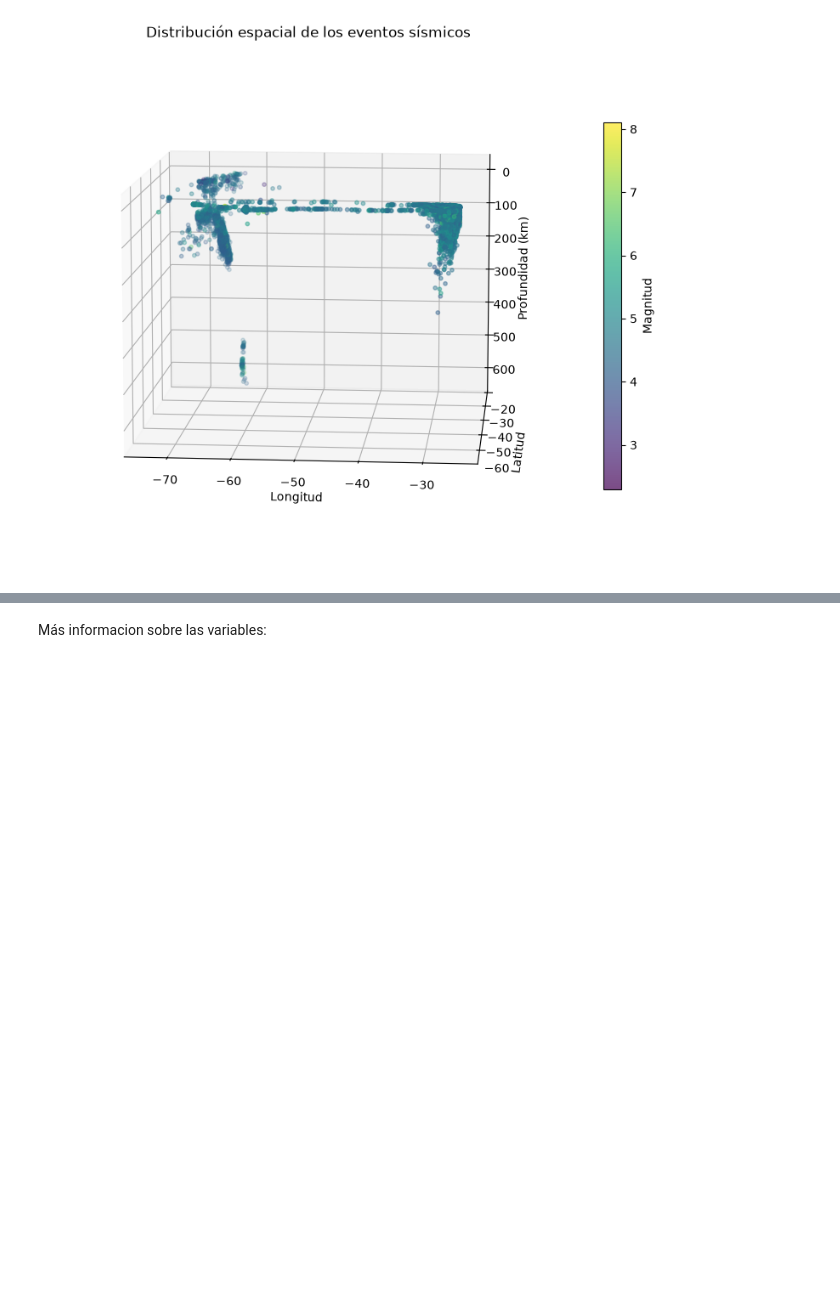
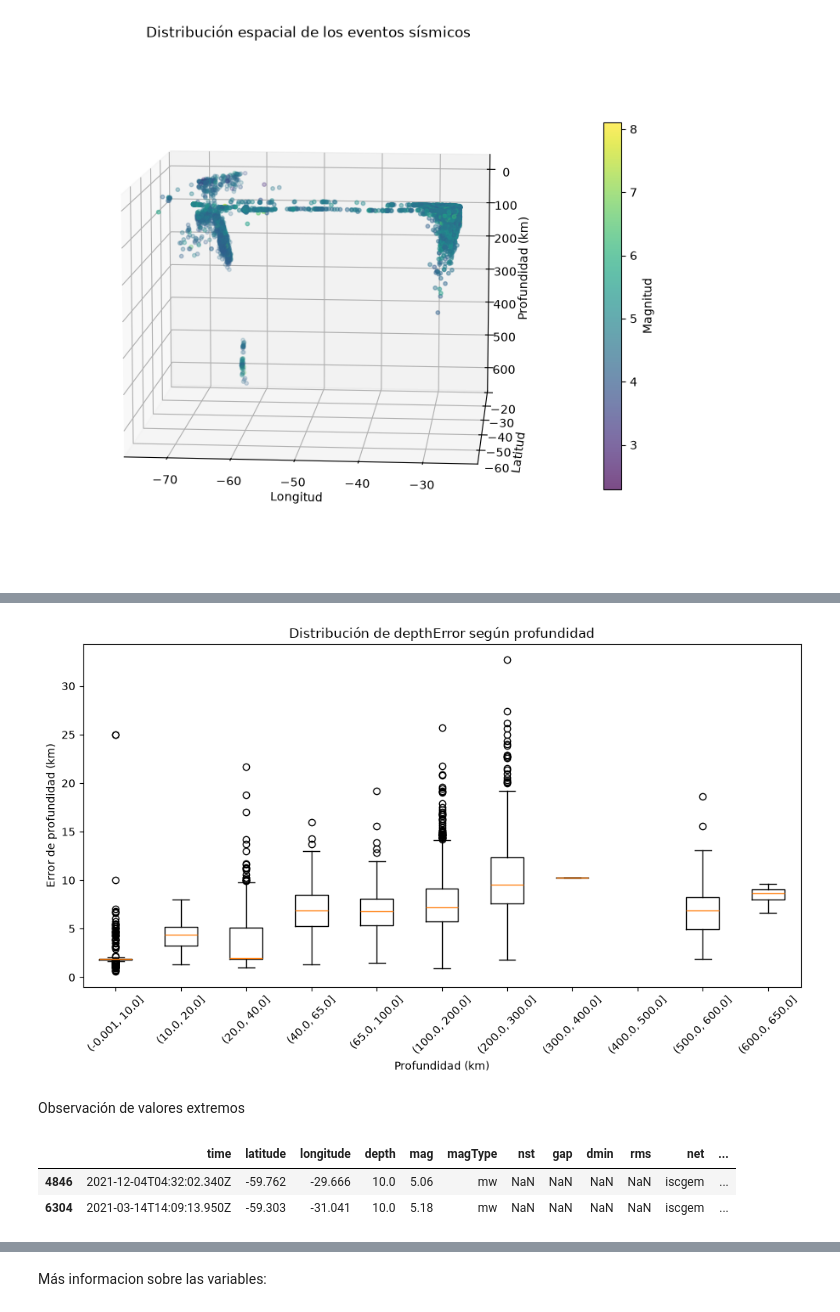
Before and after one commit to fer-gif/proyecto_ypf, a Jupyter notebook: notebooks/01_analisis_exploratorio.ipynb, the cells around one changed output, grey strips where cells are left out. Saved outputs shown, nothing was run; the diff lists cells and outputs as text; code cells hidden in the pictures; blank space fills up the shorter version.

```diff
--- a/notebooks/01_analisis_exploratorio.ipynb
+++ b/notebooks/01_analisis_exploratorio.ipynb
@@ -482,0 +604,36 @@ plt.show()
+# %%
+data_boxplot = [
+    df_arg.loc[depth_groups == grupo, 'depthError'].dropna()
+    for grupo in depth_groups.cat.categories
+]
+
+labels = [
+    str(grupo)
+    for grupo in depth_groups.cat.categories
+]
+
+plt.figure(figsize=(10, 6))
+
+plt.boxplot(
+    data_boxplot,
+    tick_labels=labels
+)
+
+plt.xlabel('Profundidad (km)')
+plt.ylabel('Error de profundidad (km)')
+plt.title('Distribución de depthError según profundidad')
+
+plt.xticks(rotation=45)
+plt.tight_layout()
+plt.show()
+# %% [output]
+[figure, added]
+# %% [markdown]
+Observación de valores extremos
+# %%
+
+df_arg[(df_arg["depthError"]==25) & (df_arg["depth"]<11)]
+# %% [output]
+|  | time | latitude | longitude | depth | mag | magType | nst | gap | dmin | rms | net | ... |
+| 4846 | 2021-12-04T04:32:02.340Z | -59.762 | -29.666 | 10.0 | 5.06 | mw | NaN | NaN | NaN | NaN | iscgem | ... |
+| 6304 | 2021-03-14T14:09:13.950Z | -59.303 | -31.041 | 10.0 | 5.18 | mw | NaN | NaN | NaN | NaN | iscgem | ... |
```
Also changed, not shown: parts of 114 cells of this notebook.
